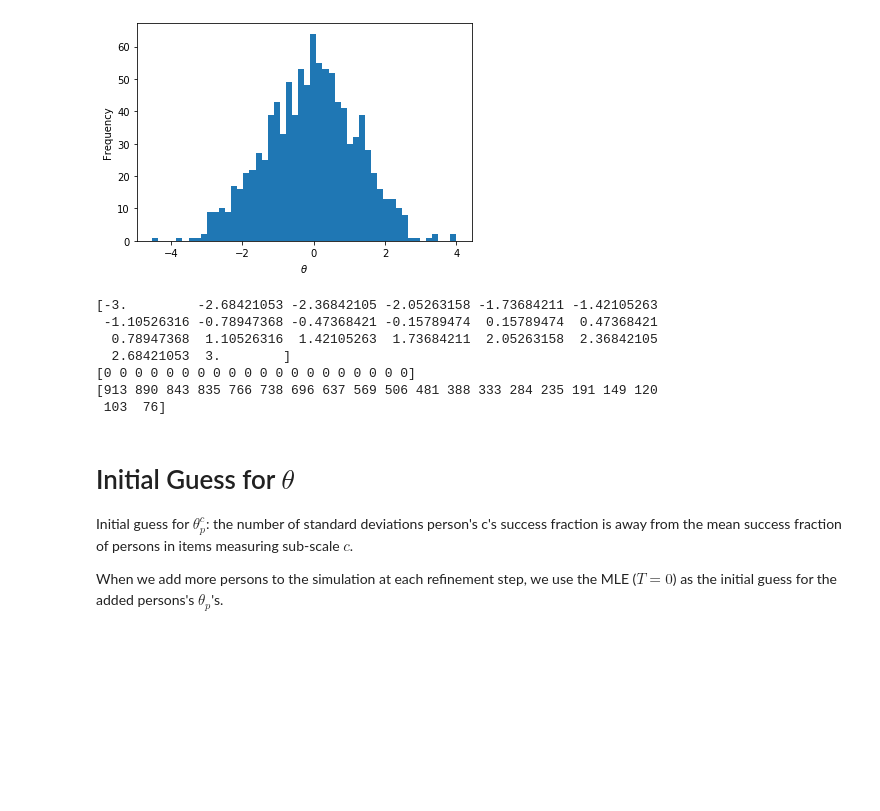
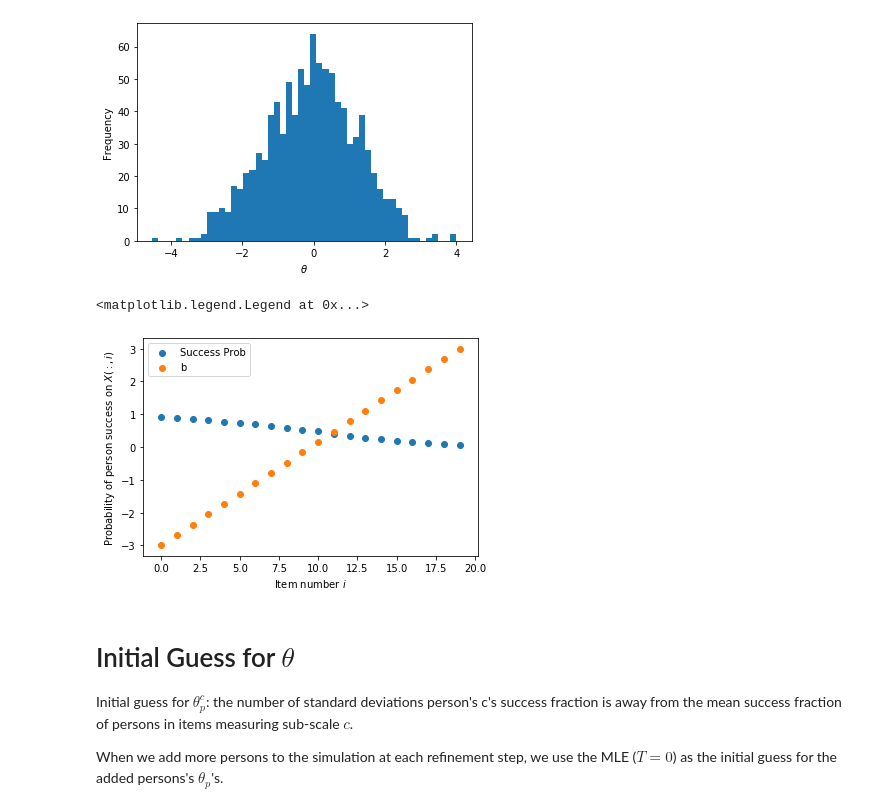
Before and after one commit to ETS-Next-Gen/irt-mcmc, a Jupyter notebook: notebooks/irt_solver_1d_simulated_data.ipynb, the cells around one changed output. Cells and saved outputs as stored; diff of their text form; code cells hidden in the pictures; blank space fills up the shorter version.

```diff
--- a/notebooks/irt_solver_1d_simulated_data.ipynb
+++ b/notebooks/irt_solver_1d_simulated_data.ipynb
@@ -54,18 +68,15 @@ plt.show()
 # %% [output]
 (1000, 1)
 [figure]
-# %%
-print(b)
-print(c)
-print(np.sum(X, axis=0))
-# %% [output]
-[-3.         -2.68421053 -2.36842105 -2.05263158 -1.73684211 -1.42105263
- -1.10526316 -0.78947368 -0.47368421 -0.15789474  0.15789474  0.47368421
-  0.78947368  1.10526316  1.42105263  1.73684211  2.05263158  2.36842105
-  2.68421053  3.        ]
-[0 0 0 0 0 0 0 0 0 0 0 0 0 0 0 0 0 0 0 0]
-[913 890 843 835 766 738 696 637 569 506 481 388 333 284 235 191 149 120
- 103  76]
+# %%
+plt.scatter(range(I), np.sum(X, axis=0)/P, label="Success Prob")
+plt.scatter(range(I), b, label="b")
+plt.xlabel("Item number $i$")
+plt.ylabel("Probability of person success on $X(:,i)$")
+plt.legend()
+# %% [output]
+<matplotlib.legend.Legend at 0x...>
+[figure, added]
 # %% [markdown]
 # Initial Guess for $\theta$
 Initial guess for $\theta_p^c$: the number of standard deviations person's c's success fraction is away from the mean success fraction of persons in items measuring sub-scale $c$.
```
Also changed, not shown: parts of 27 cells of this notebook, 7 other files.
